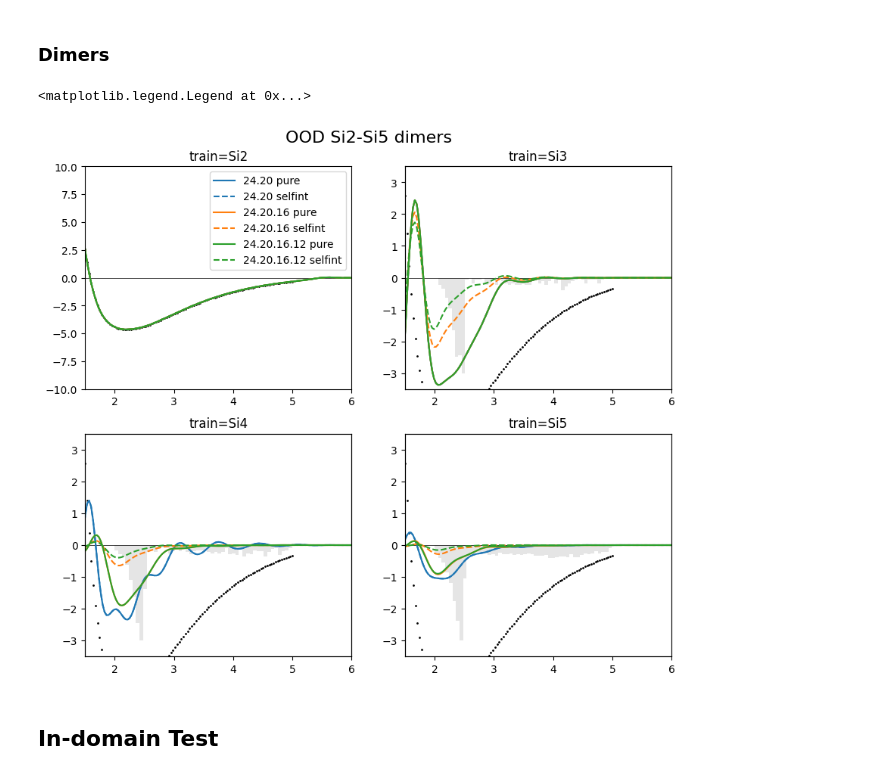
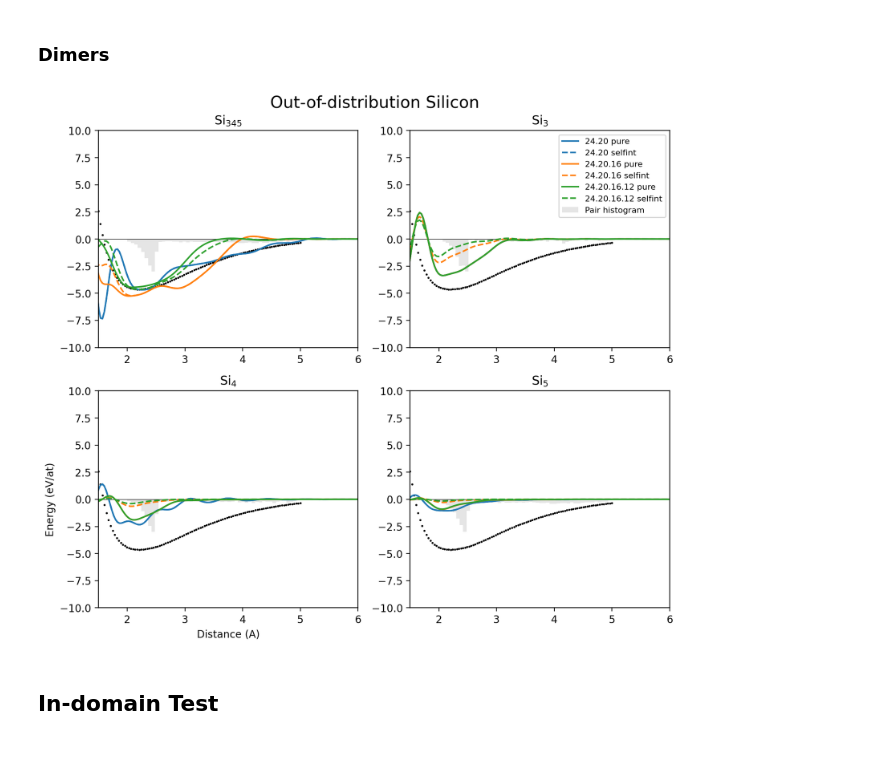
Before and after one commit to apolmiguel/aceconverge2025, a Jupyter notebook: plots_response.ipynb, the cells around one changed output. Drawn from its saved outputs; the diff is of its cells as text; code cells hidden in the pictures.

```diff
--- a/plots_response.ipynb
+++ b/plots_response.ipynb
@@ -15,8 +136,3 @@ en_si[0,np.argmin(en_si[1])]
 ## OOD-Test (ecost50, correct r0, with pairdists)
 # %% [markdown]
 ### Coefficients
-# %%
-for i,coeffs in enumerate(coeffs_pure['Si3'][::-1]):
-    # print(len(coeffs))
-    plt.plot(coeffs,color='C'+str(2-i))
-plt.ylim(-1e-5,1e-5)
@@ -55,7 +168,7 @@ for i, line in enumerate(lines):
         coeffs['Si5'].append(line_list)
 
 # Checking similarity #
-dset = 'Si3'
+dset = 'Si2345'
 f,ax = plt.subplots(2,1, figsize=(10,5), dpi=100, sharex=True)
 f.subplots_adjust(top=0.92, hspace=0.05); f.suptitle(f'{dset} coefficients')
 ax[0].set_ylabel('Pure'); ax[1].set_ylabel('Self-interacting')
@@ -73,4 +186,5 @@ for axes in ax:
     # axes.set_ylim(-5,5)
 ax[0].legend()
 ax[1].set_xlabel('Coefficient index')
+f.savefig(f'figures/{dset}_coeffs.png', dpi=300, bbox_inches='tight')
 # %% [output]
@@ -242,43 +352,47 @@ ax.flatten()[0].legend(loc='lower left')
 # %%
 en_si = np.loadtxt('./datasets/Si2_energy.dat').T
 
-g,gax = plt.subplots(2,2, figsize=(10,8), dpi=100)
-g.suptitle('OOD Si2-Si5 dimers', fontsize=16)
+g,gax = plt.subplots(2,2, figsize=(10,8), dpi=200)
+g.suptitle(r'Out-of-distribution Silicon', fontsize=16)
 g.subplots_adjust(top=0.92, hspace=0.2)
 basis_tags = ['24.20', '24.20.16', '24.20.16.12']
 ecost = 50.0
-dsets = ['Si2', 'Si3', 'Si4', 'Si5']
+# dsets = ['Si2', 'Si3', 'Si4', 'Si5']
+dsetlabels = [r'Si$_{345}$', r'Si$_3$', r'Si$_4$', r'Si$_5$']
+dsets = [r'Si345', r'Si3', r'Si4', r'Si5']
 Si_pure = {}
 Si_selfint = {}
 
 axes_flat = gax.flatten()
 for i, dset in enumerate(dsets):
-    axes_flat[i].set_title(f'train={dset}')
+    axes_flat[i].set_title(f'{dsetlabels[i]}')
     axes_flat[i].set_ylim(-10,10)
     axes_flat[i].set_xlim(np.min(en_si[0]),6)
     axes_flat[i].scatter(*en_si, s=1, color='k')
     axes_flat[i].axhline(0, color='k', lw=0.5)
-    if i != 0:
-        axes_flat[i].set_ylim(-3.5, 3.5)
-        bins, counts = np.loadtxt(f'datasets/pair_distributions/{dset}_histogram.dat').T
-        # Plot histogram as bar
-        axes_flat[i].bar(bins, -counts*3/np.max(counts), width=bins[-1]-bins[-2], bottom=0, align='edge', alpha=0.1, color='k', label=f'{dset} histogram')
-        # Add secondary y-axis for the histogram
-        ax_hist = axes_flat[i].twinx()
-        # ax_hist.set_ylabel('Pair distribution', fontsize=10)
-        ax_hist.set_ylim(-np.max(counts)*3/np.max(counts), 0)
-        ax_hist.set_yticks([])
+    # if i != 0:
+        # axes_flat[i].set_ylim(-3.5, 3.5)
+    bins, counts = np.loadtxt(f'datasets/pair_distributions/{dset}_histogram.dat').T
+    # Plot histogram as bar
+    axes_flat[i].bar(bins, -counts*3/np.max(counts), width=bins[-1]-bins[-2], bottom=0, align='edge', alpha=0.1, color='k', label='Pair histogram')
+    # Add secondary y-axis for the histogram
+    ax_hist = axes_flat[i].twinx()
+    # ax_hist.set_ylabel('Pair distribution', fontsize=10)
+    ax_hist.set_ylim(-np.max(counts)*3/np.max(counts), 0)
+    ax_hist.set_yticks([])
     for j, basis in enumerate(basis_tags):
         # Load
         Si_pure[dset+'_'+basis] = np.loadtxt(f'acejulia/{dset}_purify/' + basis + f'/ecost{ecost}/dimercurve.dat').T
         Si_selfint[dset+'_'+basis] = np.loadtxt(f'acejulia/{dset}/' + basis + f'/ecost{ecost}/dimercurve.dat').T
         # Plot
         axes_flat[i].plot(*Si_pure[dset+'_'+basis], label=basis+' pure', color='C'+str(j))
         axes_flat[i].plot(*Si_selfint[dset+'_'+basis], label=basis+' selfint', color='C'+str(j), linestyle='--')
-axes_flat[0].legend(fontsize=10)
+axes_flat[1].legend(fontsize=8, loc='upper right')
+axes_flat[2].set_ylabel('Energy (eV/at)', fontsize=10)
+axes_flat[2].set_xlabel('Distance (A)', fontsize=10)
+g.savefig('figures/ood_silicon_dimer.png', dpi=300, bbox_inches='tight')
 # %% [output]
-<matplotlib.legend.Legend at 0x...>
-[figure, old version]
+[figure, new version]
 # %% [markdown]
 ## In-domain Test
 # %% [markdown]
```
Also changed, not shown: parts of 30 cells of this notebook, 23 other files.
